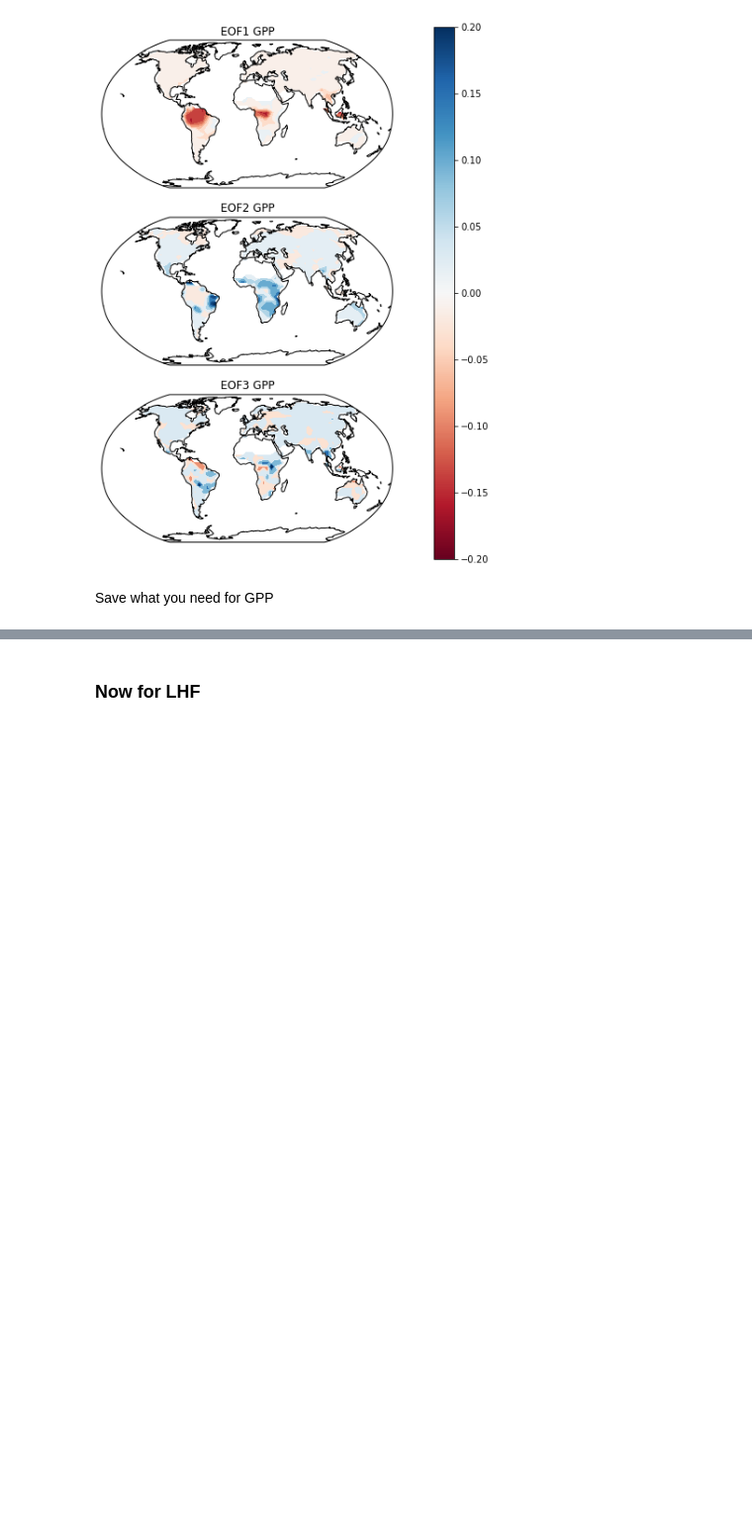
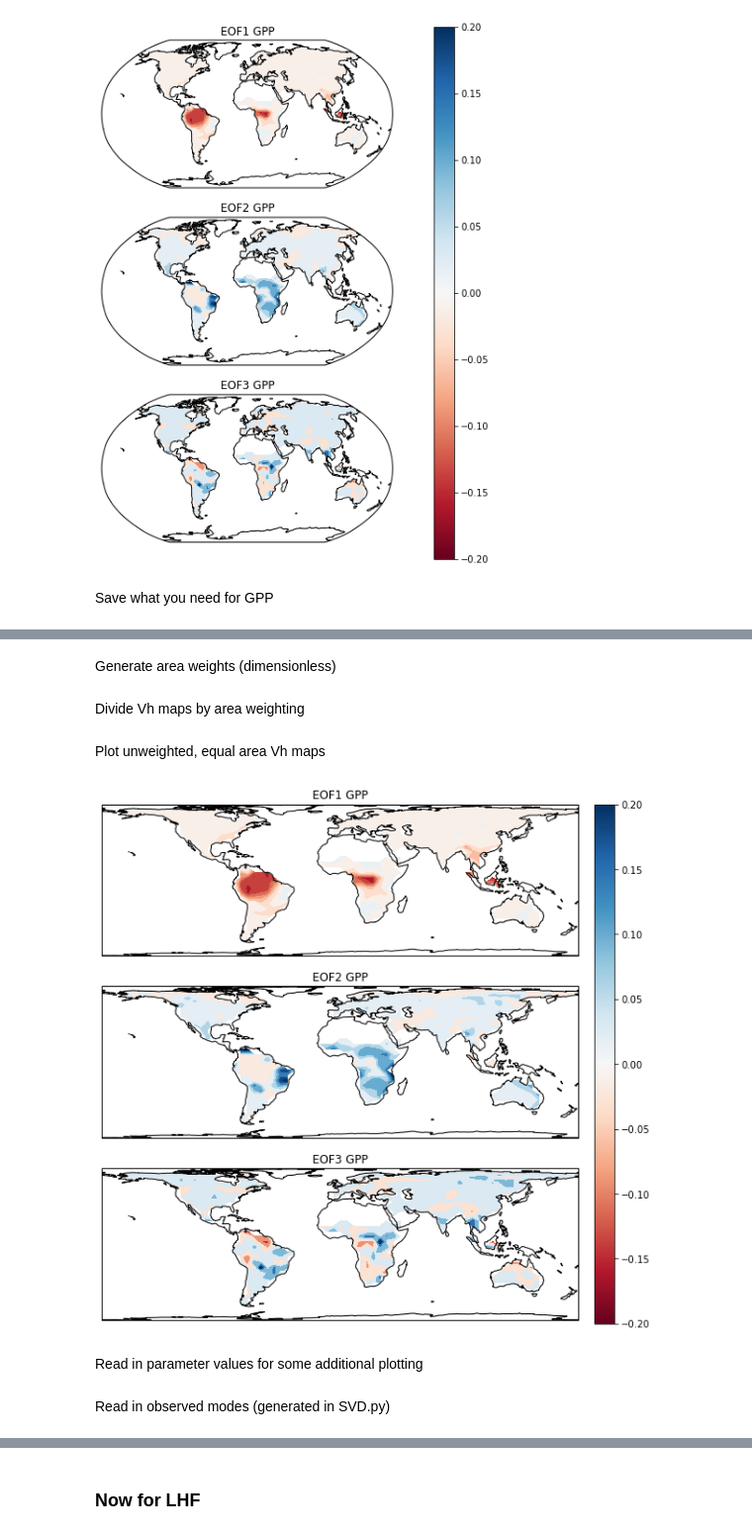
Before and after one commit to katiedagon/CLM5_ParameterUncertainty, a Jupyter notebook: SVD.ipynb, the cells around one changed output, grey strips where cells are left out. Shown at 99% size. Cells and saved outputs as stored; diff of their text form; code cells hidden in the pictures; blank space fills up the shorter version.

```diff
--- a/SVD.ipynb
+++ b/SVD.ipynb
@@ -345,0 +162,5 @@ Vhmap_GPP = Vhmap_xr
+# %%
+area = f_lf.variables['area']
+areas = area[:]
+areas.shape
+grid_area_m = areas*10**6 # km^2 to m^2
@@ -345,0 +169,35 @@ Vhmap_GPP = Vhmap_xr
+# %%
+area_mask = ma.masked_where(grid_area_m > 1e34, grid_area_m) # sufficiently large to mask FillValues (~1e36)
+# %% [markdown]
+Generate area weights (dimensionless)
+# %%
+arwt = area_mask/area_mask.max()
+# %% [markdown]
+Divide Vh maps by area weighting
+# %%
+Vhmap_GPP_unwgt = Vhmap_GPP/arwt
+# %% [markdown]
+Plot unweighted, equal area Vh maps
+# %%
+fig, axs = plt.subplots(nmodes, 1, figsize=(15, 10), subplot_kw={'projection': ccrs.LambertCylindrical()})
+axs = axs.ravel()
+for j in range(nmodes):
+    Vhmap_mode = Vhmap_GPP_unwgt[j]
+    field, lon = add_cyclic_point(Vhmap_mode, coord=Vhmap_mode.lon)
+    lat = Vhmap_mode.lat
+    cf = axs[j].contourf(lon, lat, field, cmap='RdBu', transform=ccrs.PlateCarree(), vmin=-0.2, vmax=0.2);
+    axs[j].coastlines()
+    axs[j].set_global()
+    axs[j].set_title('EOF'+str(j+1)+' GPP')
+
+# add axes with specified left, bottom, width, height
+cb_ax = fig.add_axes([0.76, 0.12, 0.02, 0.76])
+
+# more colorbar options (e.g., set bounds)
+cmap = mpl.cm.RdBu
+norm = mpl.colors.Normalize(vmin=-0.2, vmax=0.2)
+cb1 = mpl.colorbar.ColorbarBase(cb_ax, cmap, norm)
+# %% [output]
+[figure, added]
+# %% [markdown]
+Read in parameter values for some additional plotting
@@ -345,0 +210,2 @@ Vhmap_GPP = Vhmap_xr
+# %% [markdown]
+Read in observed modes (generated in SVD.py)
```
Also changed, not shown: parts of 93 cells of this notebook, 15 other files.
